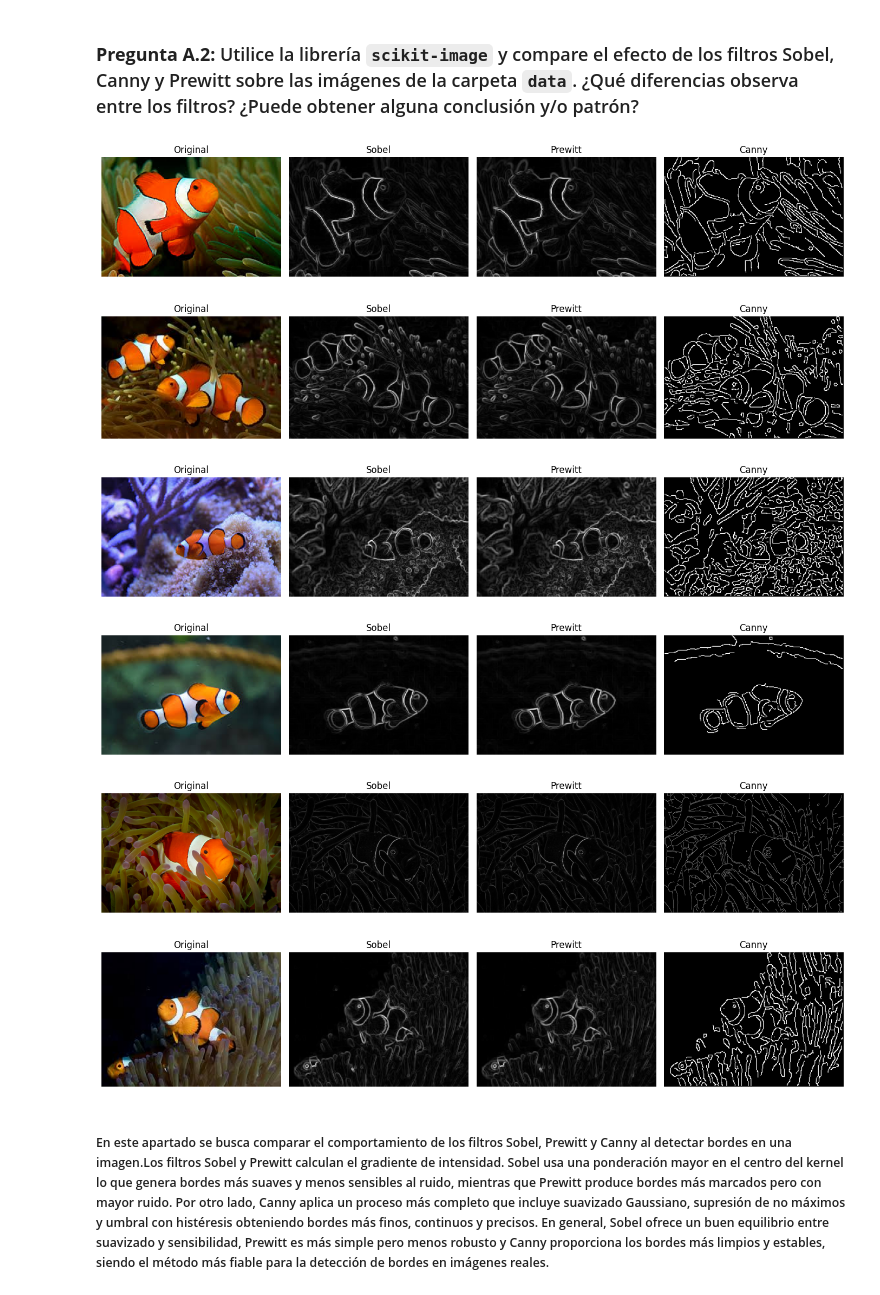
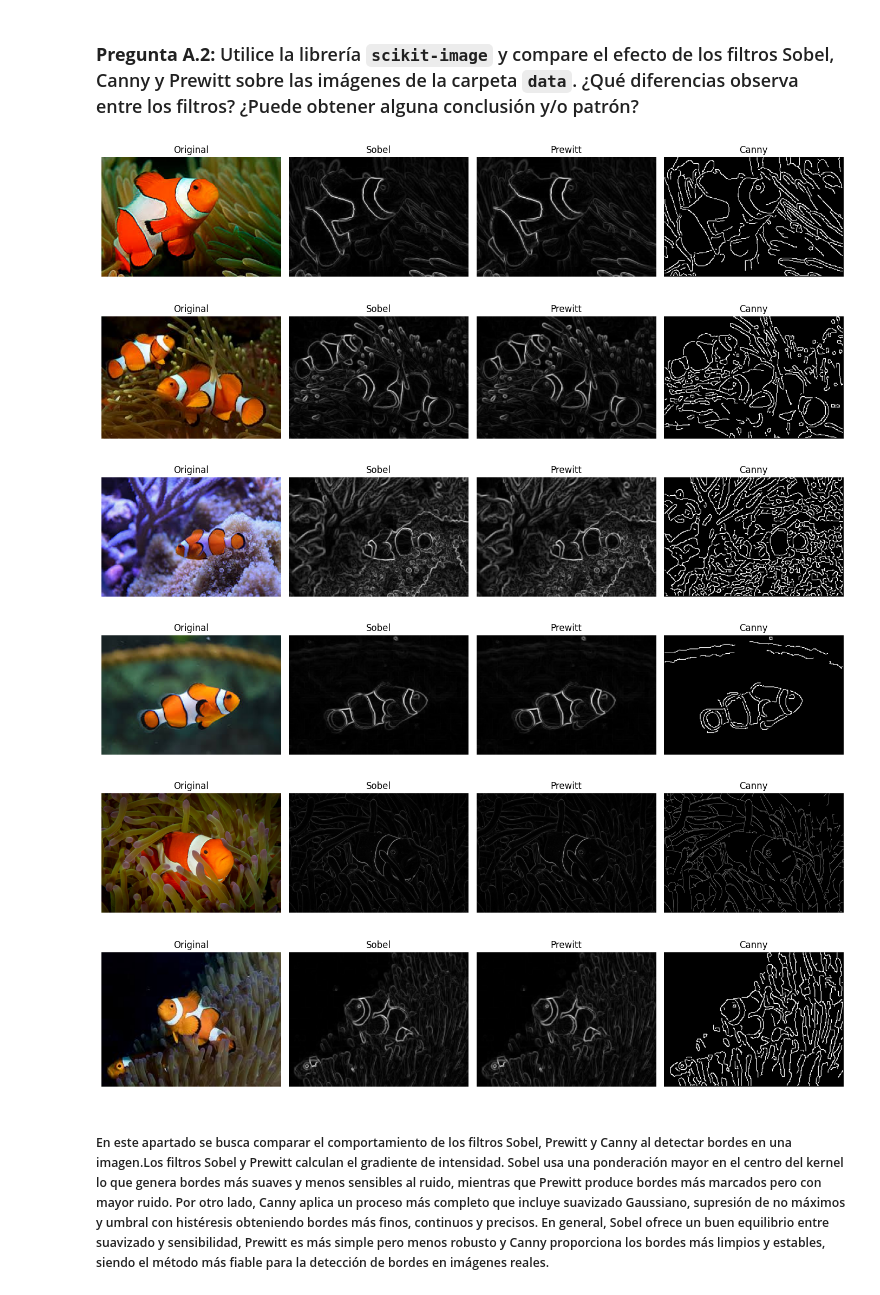
Before and after one commit to beajimeenez/Practicas_Computer_Vision, a Jupyter notebook: Lab_3/src/partA-B.ipynb, the cells around one changed output. Drawn from its saved outputs; the diff is of its cells as text; code cells hidden in the pictures.

```diff
--- a/Lab_3/src/partA-B.ipynb
+++ b/Lab_3/src/partA-B.ipynb
@@ -336,41 +336,44 @@ for i, (orig, noisy, sobel_g, sobel_ng) in enumerate(zip(imgs_AB, noisy_imgs, so
 from skimage import filters, feature, color
 
 # Convertir a escala de grises
-gray_imgs = [color.rgb2gray(img) for img in imgs_AB]
+gray_imgs = []
+for img in imgs_AB:
+    gray_img = cv2.cvtColor(img, cv2.COLOR_BGR2GRAY).astype(np.float32) / 255.0
+    gray_imgs.append(gray_img)
 
 # Aplicar los tres filtros de scikit-image
 sobel_edges = [filters.sobel(img) for img in gray_imgs]
 prewitt_edges = [filters.prewitt(img) for img in gray_imgs]
 canny_edges = [feature.canny(img, sigma=1.4) for img in gray_imgs]
 
 # Mostrar resultados comparativos
 output_folder = "../output_comparison"
 os.makedirs(output_folder, exist_ok=True)
 
 for i, (orig, sobel_img, prewitt_img, canny_img) in enumerate(zip(imgs_AB, sobel_edges, prewitt_edges, canny_edges)):
     fig, axes = plt.subplots(1, 4, figsize=(14, 5))
     axes[0].imshow(orig)
     axes[0].set_title("Original")
     axes[1].imshow(sobel_img, cmap="gray")
     axes[1].set_title("Sobel")
     axes[2].imshow(prewitt_img, cmap="gray")
     axes[2].set_title("Prewitt")
     axes[3].imshow(canny_img, cmap="gray")
     axes[3].set_title("Canny")
     for ax in axes: ax.axis("off")
 
     plt.tight_layout()
     plt.show()
 
     # Guardar resultados
     plt.imsave(os.path.join(output_folder, f"sobel_sk_{i}.jpg"), sobel_img, cmap="gray")
     plt.imsave(os.path.join(output_folder, f"prewitt_sk_{i}.jpg"), prewitt_img, cmap="gray")
     plt.imsave(os.path.join(output_folder, f"canny_sk_{i}.jpg"), canny_img, cmap="gray")
 # %% [output]
-[figure, old version]
+[figure, new version]
-[figure, old version]
+[figure, new version]
-[figure, old version]
+[figure, new version]
-[figure, old version]
+[figure, new version]
 [figure]
 [figure]
 # %% [markdown]
```
Also changed, not shown: parts of 1 cell of this notebook, 36 other files.
